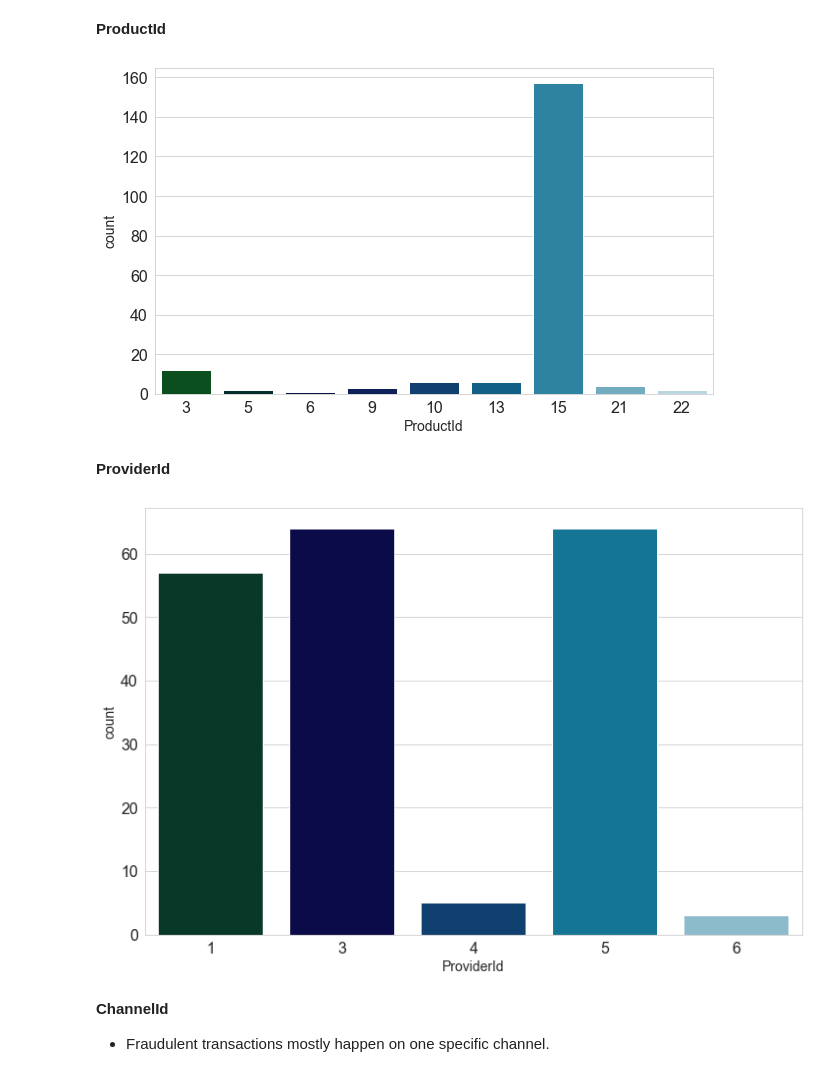
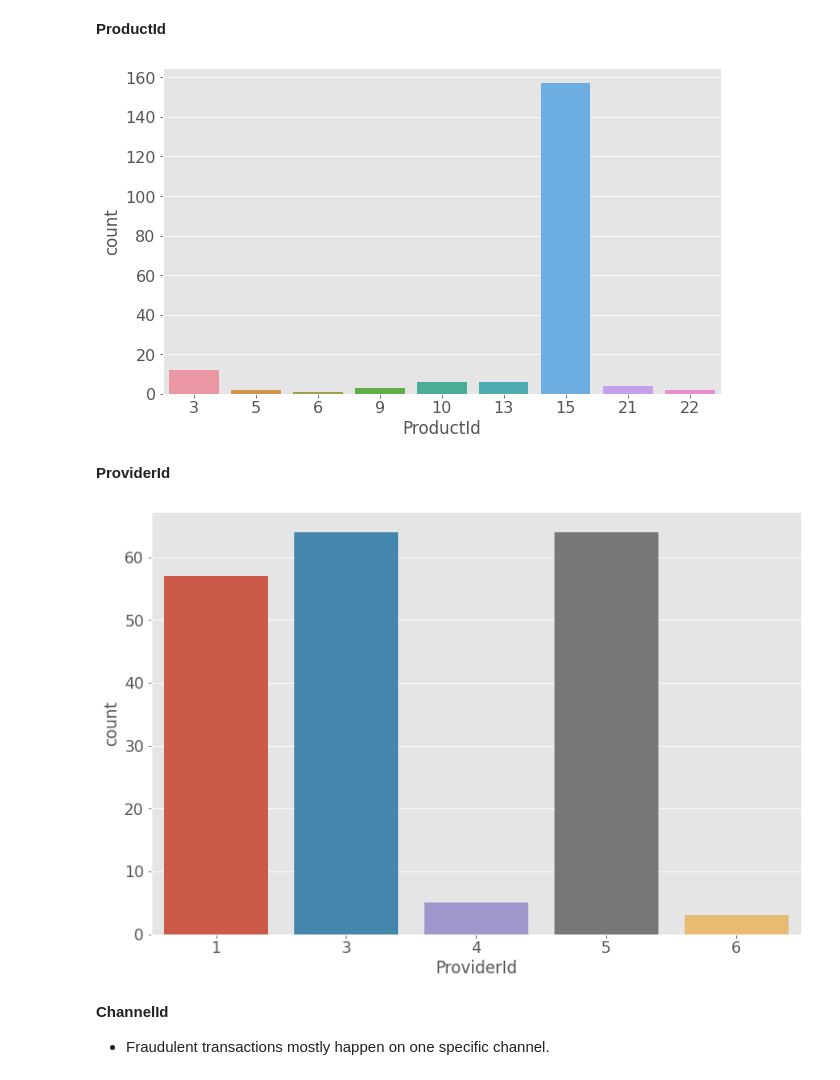
Before and after one commit to Paulvinc/Xente-Fraud-Detection, a Jupyter notebook: EDA_feature_engineering.ipynb, the cells around one changed output. Drawn from its saved outputs; the diff is of its cells as text; code cells hidden in the pictures.

```diff
--- a/EDA_feature_engineering.ipynb
+++ b/EDA_feature_engineering.ipynb
@@ -7,6 +7,9 @@ from time import time
 
 import warnings
 warnings.filterwarnings('ignore')
+
+%matplotlib inline
+plt.style.use('ggplot')
 # %% [markdown]
 ## Load Data
 # %%
@@ -130,8 +133,7 @@ df.drop(cols, axis = 1, inplace = True)
 # %%
 plt.rcParams['font.size'] = 14
 plt.figure(figsize=(10,8))
-sns.set_style('whitegrid')
-sns.countplot(x='ProductCategory',data=df[df["FraudResult"] == 1], palette='ocean')
+sns.countplot(x='ProductCategory',data=df[df["FraudResult"] == 1])
 plt.yticks(size=16)
 plt.xticks(size=16)
 plt.show()
@@ -141,26 +143,24 @@ plt.show()
 **ProductId**
 # %%
 plt.figure(figsize=(10,6))
-sns.set_style('whitegrid')
-sns.countplot(x='ProductId',data=df[df["FraudResult"] == 1], palette='ocean')
+sns.countplot(x='ProductId',data=df[df["FraudResult"] == 1])
 plt.yticks(size=16)
 plt.xticks(size=16)
 plt.show()
 
 #plt.savefig("ProductId.png")
 # %% [output]
-[figure, old version]
+[figure, new version]
 # %% [markdown]
 **ProviderId**
 # %%
 plt.figure(figsize=(12,8))
-sns.set_style('whitegrid')
-sns.countplot(x='ProviderId',data=df[df["FraudResult"] == 1], palette='ocean')
+sns.countplot(x='ProviderId',data=df[df["FraudResult"] == 1])
 plt.yticks(size=16)
 plt.xticks(size=16)
 plt.show()
 # %% [output]
-[figure, old version]
+[figure, new version]
 # %% [markdown]
 **ChannelId**
 - Fraudulent transactions mostly happen on one specific channel.
```
Also changed, not shown: parts of 18 cells of this notebook.
